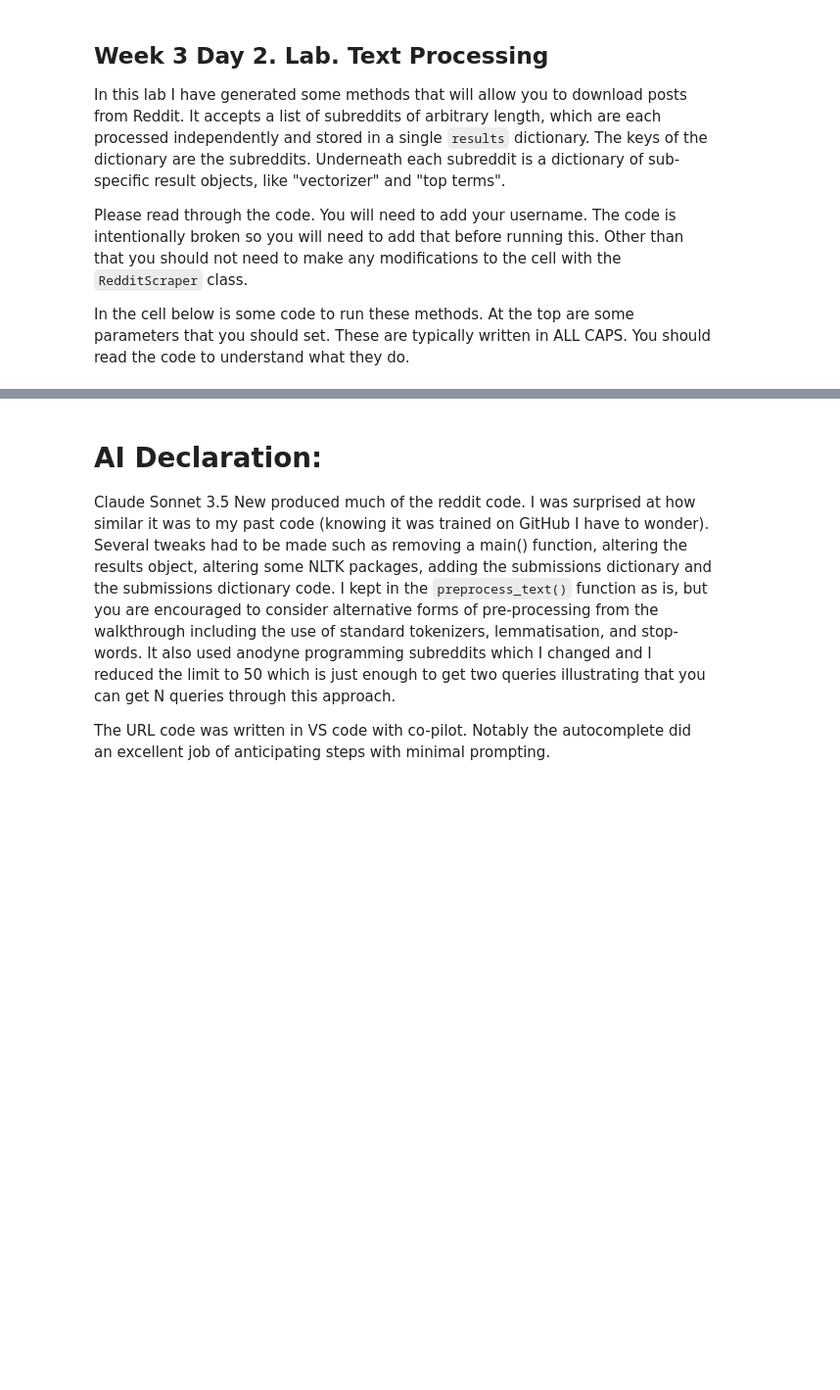
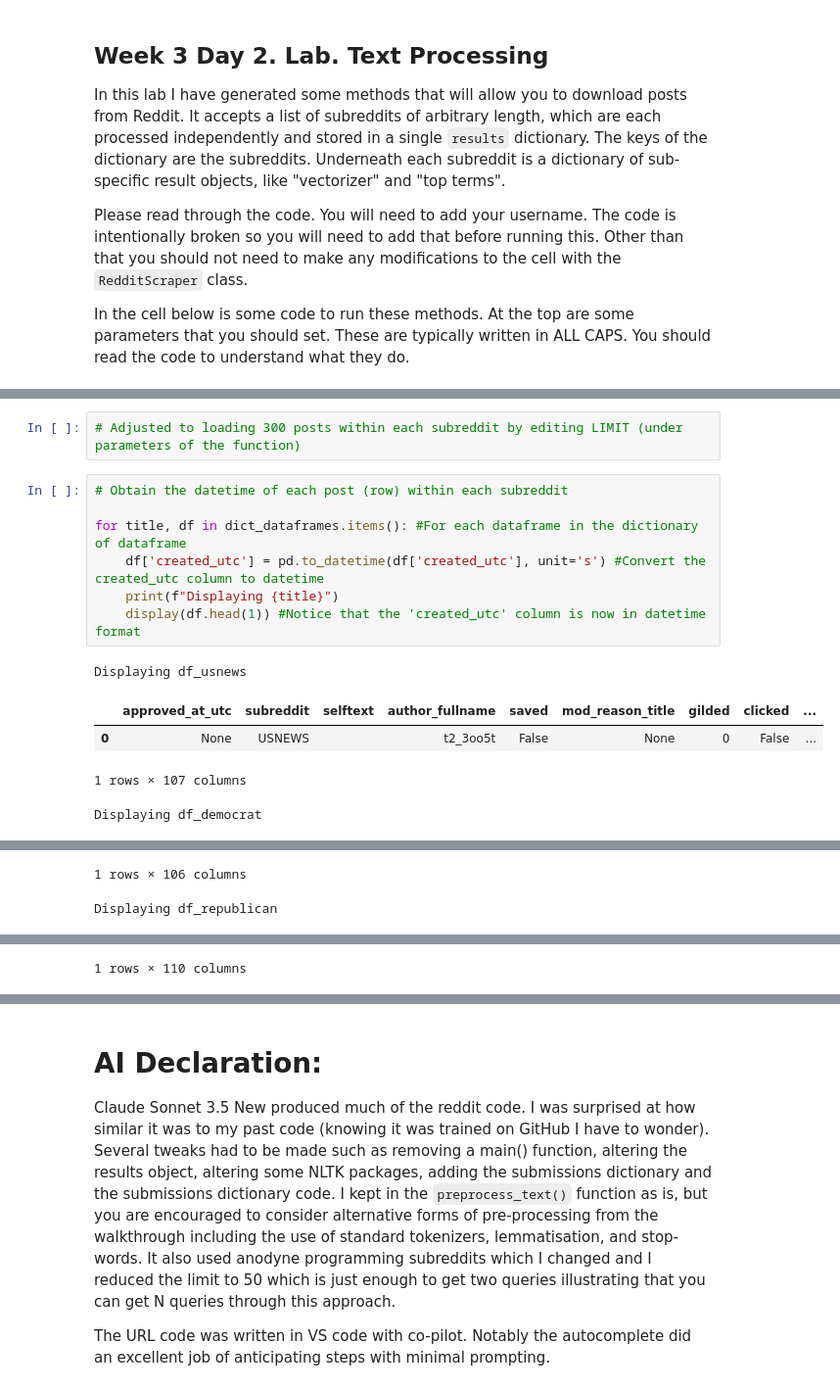
Before and after one commit to GarethPang-OII/FORKED-oii-fsds-textanalysis, a Jupyter notebook: week3day2_lab_text.ipynb, the cells around one changed output, grey strips where cells are left out. Shown at 98% size. Cells and saved outputs as stored; diff of their text form; blank space fills up the shorter version.

```diff
--- a/week3day2_lab_text.ipynb
+++ b/week3day2_lab_text.ipynb
@@ -284,0 +328,15 @@ dict_keys(['vocab_stats', 'freq_distribution', 'top_terms', 'vectorizer', 'matri
+# %%
+# Adjusted to loading 300 posts within each subreddit by editing LIMIT (under parameters of the function)
+# %%
+# Obtain the datetime of each post (row) within each subreddit
+
+for title, df in dict_dataframes.items(): #For each dataframe in the dictionary of dataframe
+    df['created_utc'] = pd.to_datetime(df['created_utc'], unit='s') #Convert the created_utc column to datetime
+    print(f"Displaying {title}")
+    display(df.head(1)) #Notice that the 'created_utc' column is now in datetime format
+# %% [output]
+Displaying df_usnews
+|  | approved_at_utc | subreddit | selftext | author_fullname | saved | mod_reason_title | gilded | clicked | ... |
+| 0 | None | USNEWS |  | t2_3oo5t | False | None | 0 | False | ... |
+1 rows × 107 columns
+Displaying df_democrat
@@ -284,0 +345,2 @@ dict_keys(['vocab_stats', 'freq_distribution', 'top_terms', 'vectorizer', 'matri
+1 rows × 106 columns
+Displaying df_republican
@@ -284,0 +349 @@ dict_keys(['vocab_stats', 'freq_distribution', 'top_terms', 'vectorizer', 'matri
+1 rows × 110 columns
```
Also changed, not shown: parts of 16 cells of this notebook, 1 other file.
